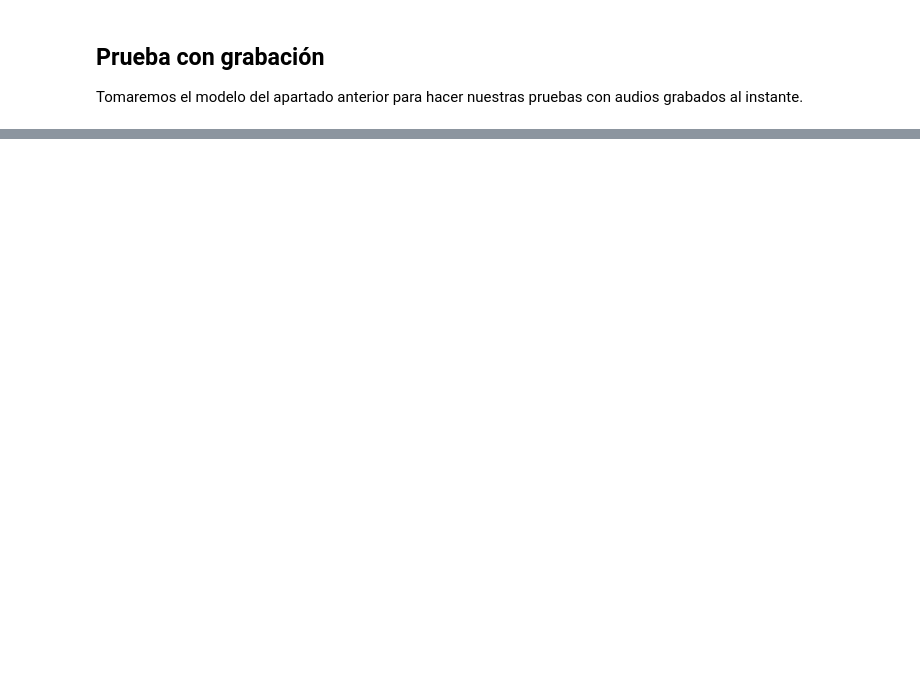
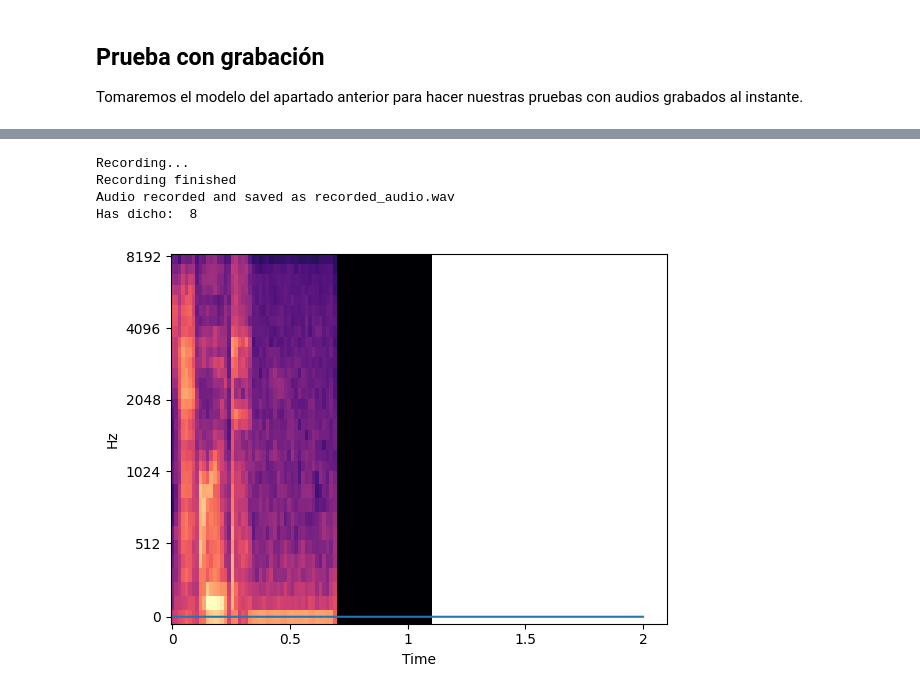
Before and after one commit to oscarjibou/University_projects, a Jupyter notebook: TDS/P6/practica6.ipynb, the cells around one changed output, grey strips where cells are left out. Cells and saved outputs as stored; diff of their text form; code cells hidden in the pictures; blank space fills up the shorter version.

```diff
--- a/TDS/P6/practica6.ipynb
+++ b/TDS/P6/practica6.ipynb
@@ -415,5 +429,0 @@ AudioRecorder(audio=Audio(value=b'', format='webm'), stream=CameraStream(constra
-# %%
-# convertimos a wav
-with open('recording.webm', 'wb') as f:
-    f.write(recorder.audio.value)
-!ffmpeg -i recording.webm -ac 1 -ar 16000 -f wav file.wav  -y -hide_banner -loglevel panic
@@ -425,6 +429,0 @@ Audio('file.wav')
-# %%
-# Pintamos para ver el aspecto de la señal  que no sature
-audio_data, fs = librosa.load('file.wav', sr=None)
-t = np.arange(len(audio_data))/fs
-plt.plot(t, audio_data)
-_ = plt.xlabel('time')
@@ -451,0 +430,64 @@ Has dicho:  8
+# %%
+import sounddevice as sd
+import wavio
+
+from IPython.display import Audio
+
+# Define recording parameters
+duration = 2  # seconds
+sample_rate = 16000  # Sample rate in Hz
+channels = 1  # Mono
+
+
+# Function to record audio
+def record_audio(duration, sample_rate, channels):
+    print("Recording...")
+    audio_data = sd.rec(
+        int(duration * sample_rate),
+        samplerate=sample_rate,
+        channels=channels,
+        dtype="int16",
+    )
+    sd.wait()  # Wait until recording is finished
+    print("Recording finished")
+    return audio_data
+
+
+# Record audio
+audio_data = record_audio(duration, sample_rate, channels)
+
+# Save the recorded audio to a WAV file
+output_file = "recorded_audio.wav"
+wavio.write(output_file, audio_data, sample_rate, sampwidth=2)
+
+print(f"Audio recorded and saved as {output_file}")
+
+# Pintamos para ver el aspecto de la señal  que no sature
+audio_data, fs = librosa.load(output_file, sr=None)
+t = np.arange(len(audio_data)) / fs
+plt.plot(t, audio_data)
+_ = plt.xlabel("time")
+
+# Escucha para comprobar que todo sigue ok
+
+Audio(output_file)
+
+S = preprocess_audio(output_file)
+
+librosa.display.specshow(S, sr=16000, hop_length=240,
+                         x_axis="time", y_axis="mel")
+
+red.eval()
+
+x = torch.from_numpy(S.astype(np.float32))
+# añadimos dimensiones para poder hacer la inferencia
+x = x.unsqueeze(0).unsqueeze(0)
+x = x.to(device)
+y = red(x)
+print("Has dicho: ", torch.argmax(y).item())  # clasificamos con el máximo
+# %% [output]
+Recording...
+Recording finished
+Audio recorded and saved as recorded_audio.wav
+Has dicho:  8
+[figure, added]
```
Also changed, not shown: parts of 17 cells of this notebook, 1 other file.
